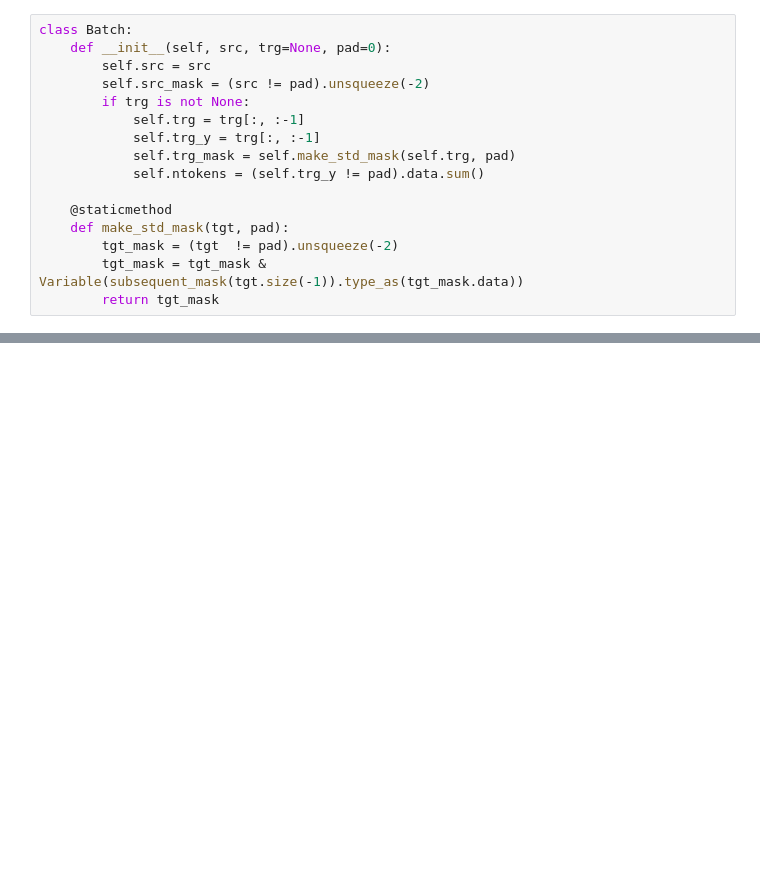
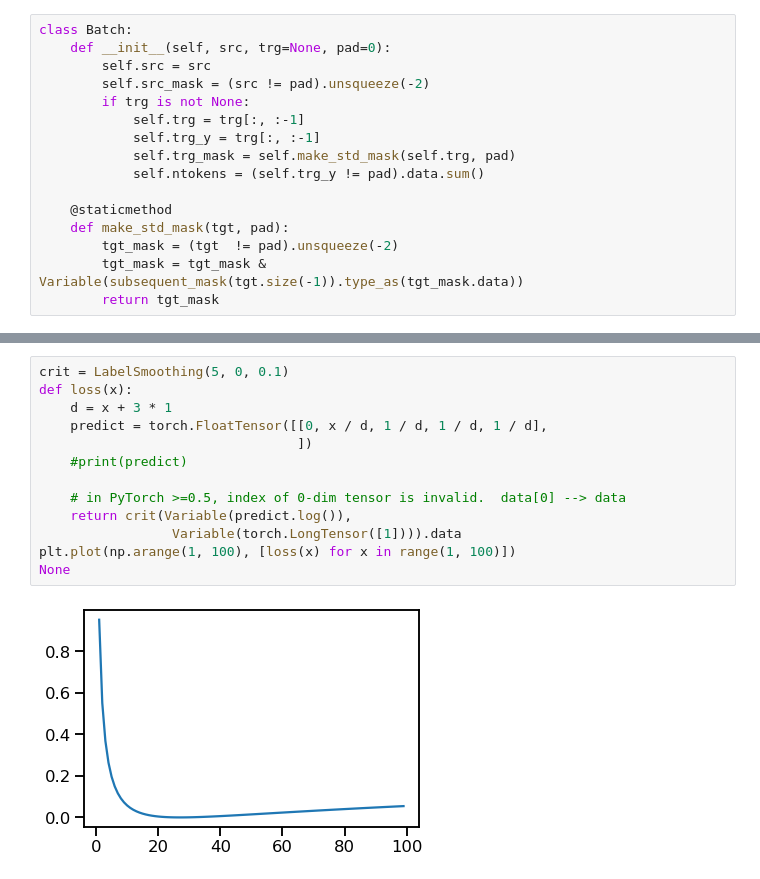
Before and after one commit to errdaychill/transformer_toy, a Jupyter notebook: transformer.ipynb, the cells around one changed output, grey strips where cells are left out. Drawn from its saved outputs; the diff is of its cells as text; blank space fills up the shorter version.

```diff
--- a/transformer.ipynb
+++ b/transformer.ipynb
@@ -188,0 +386,15 @@ class Batch:
+# %%
+crit = LabelSmoothing(5, 0, 0.1)
+def loss(x):
+    d = x + 3 * 1
+    predict = torch.FloatTensor([[0, x / d, 1 / d, 1 / d, 1 / d],
+                                 ])
+    #print(predict)
+
+    # in PyTorch >=0.5, index of 0-dim tensor is invalid.  data[0] --> data
+    return crit(Variable(predict.log()),
+                 Variable(torch.LongTensor([1]))).data
+plt.plot(np.arange(1, 100), [loss(x) for x in range(1, 100)])
+None
+# %% [output]
+[figure, added]
```
Also changed, not shown: parts of 19 cells of this notebook.
